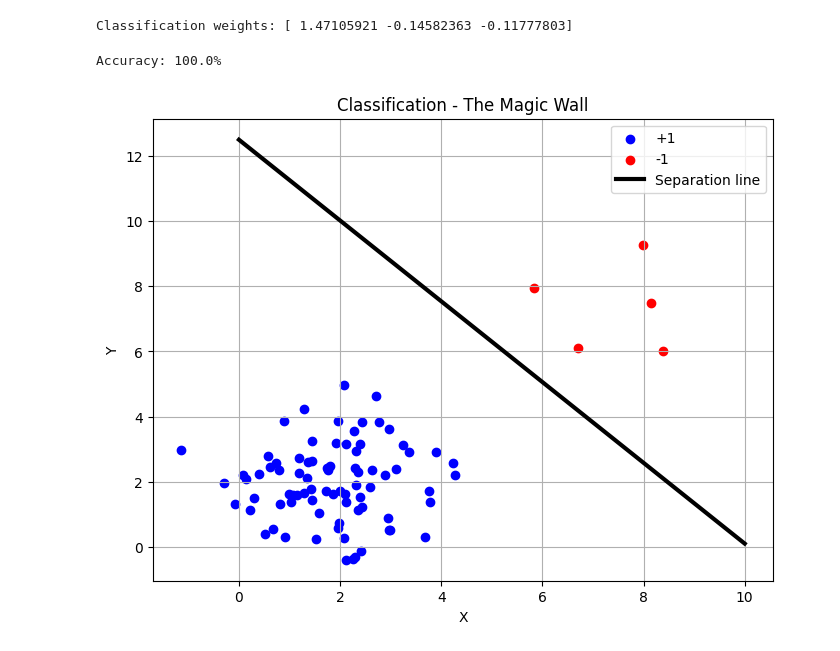
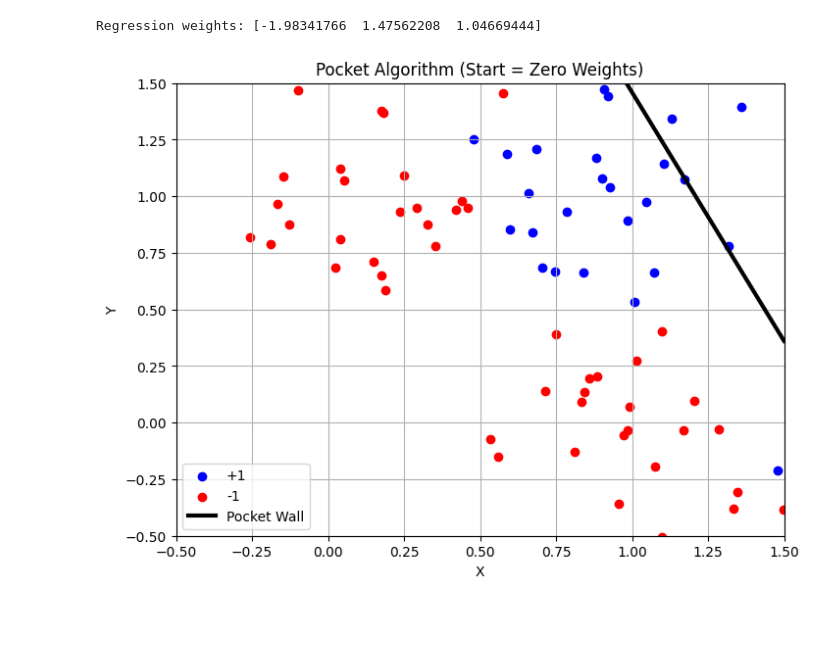
Before and after one commit to 23shxn/Ai-Algorithms, a Jupyter notebook: Linear Regression/Lab2.ipynb, the cells around one changed output. Drawn from its saved outputs; the diff is of its cells as text; code cells hidden in the pictures; blank space fills up the shorter version.

Commit message:
Initial commit of Logistic Regression Notebook

```diff
--- a/Linear Regression/Lab2.ipynb
+++ b/Linear Regression/Lab2.ipynb
@@ -62,0 +71,6 @@ plt.show()
+# %%
+#Using linear regression for classification classify your data into two classes using the
+#same formula given above.
+X_clust = np.c_[np.ones((N1+N2, 1)), X_clust]
+W_class = np.linalg.pinv(X_clust) @ labels.reshape(-1, 1) # W = pseudoinverse(X) * Y
+print("Classification weights:", W_class.flatten())
@@ -62,0 +112,16 @@ plt.show()
+# %%
+np.random.seed()
+N = 100
+
+# +1
+pos1 = np.random.randn(N//4, 2) * 0.3 + np.array([2, 0])
+pos2 = np.random.randn(N//4, 2) * 0.3 + np.array([1, 1])
+
+# -1
+neg1 = np.random.randn(N//4, 2) * 0.3 + np.array([0, 1])
+neg2 = np.random.randn(N//4, 2) * 0.3 + np.array([1, 0])
+
+X_non = np.vstack([pos1, pos2, neg1, neg2])
+labels_non = np.hstack([np.ones(N//2), -np.ones(N//2)])
+
+print("We Made Non Seperable Data where No straight line can keep all teams apart perfectly.")
@@ -63,13 +144,6 @@ plt.show()
 # %%
-X_bias_clust = np.c_[np.ones((N1+N2, 1)), X_clust]
-W_class = np.linalg.pinv(X_bias_clust) @ labels.reshape(-1, 1)
-print("Classification weights:", W_class.flatten())
+X_bias_non = np.c_[np.ones((N, 1)), X_non]
+W_reg = np.linalg.pinv(X_bias_non) @ labels_non.reshape(-1, 1)
+print("Regression weights:", W_reg.flatten())
 # %% [output]
-Classification weights: [ 1.47105921 -0.14582363 -0.11777803]
+Regression weights: [-1.98341766  1.47562208  1.04669444]
-# %%
-predictions = np.sign(X_bias_clust @ W_class)   # +1 or -1
-correct = np.sum(predictions.flatten() == labels)
-accuracy = correct / len(labels) * 100
-print(f"Accuracy: {accuracy:.1f}%")
-# %% [output]
-Accuracy: 100.0%
@@ -76,22 +182,30 @@ Accuracy: 100.0%
 # %%
 plt.figure(figsize=(8,6))
-plt.scatter(cluster1[:,0], cluster1[:,1], color='blue', label='+1')
-plt.scatter(cluster2[:,0], cluster2[:,1], color='red', label='-1')
 
-# The line equation is w0 + w1*x + w2*y = 0
-w0, w1, w2 = W_class.flatten()
+# Plot data
+plt.scatter(pos1[:,0], pos1[:,1], color='blue', label='+1')
+plt.scatter(pos2[:,0], pos2[:,1], color='blue')
+plt.scatter(neg1[:,0], neg1[:,1], color='red', label='-1')
+plt.scatter(neg2[:,0], neg2[:,1], color='red')
+
+# Decision boundary
+w0, w1, w2 = w_pocket1.flatten()
+x_line = np.linspace(-0.5, 1.5, 100)
+
 if abs(w2) > 1e-8:
-    x_line = np.linspace(0, 10, 100)
     y_line = (-w0 - w1 * x_line) / w2
-    plt.plot(x_line, y_line, color='black', linewidth=3, label='Separation line')
+    plt.plot(x_line, y_line, color='black', linewidth=3, label='Pocket Wall')
 else:
     plt.axvline(x=-w0/w1, color='black', linewidth=3)
 
+plt.xlim(-0.5, 1.5)
+plt.ylim(-0.5, 1.5)
+
 plt.legend()
-plt.title("Classification - The Magic Wall")
+plt.title("Pocket Algorithm (Start = Zero Weights)")
 plt.xlabel("X")
 plt.ylabel("Y")
 plt.grid(True)
 plt.show()
 # %% [output]
-[figure, old version]
+[figure, new version]
```
Also changed, not shown: parts of 22 cells of this notebook.
